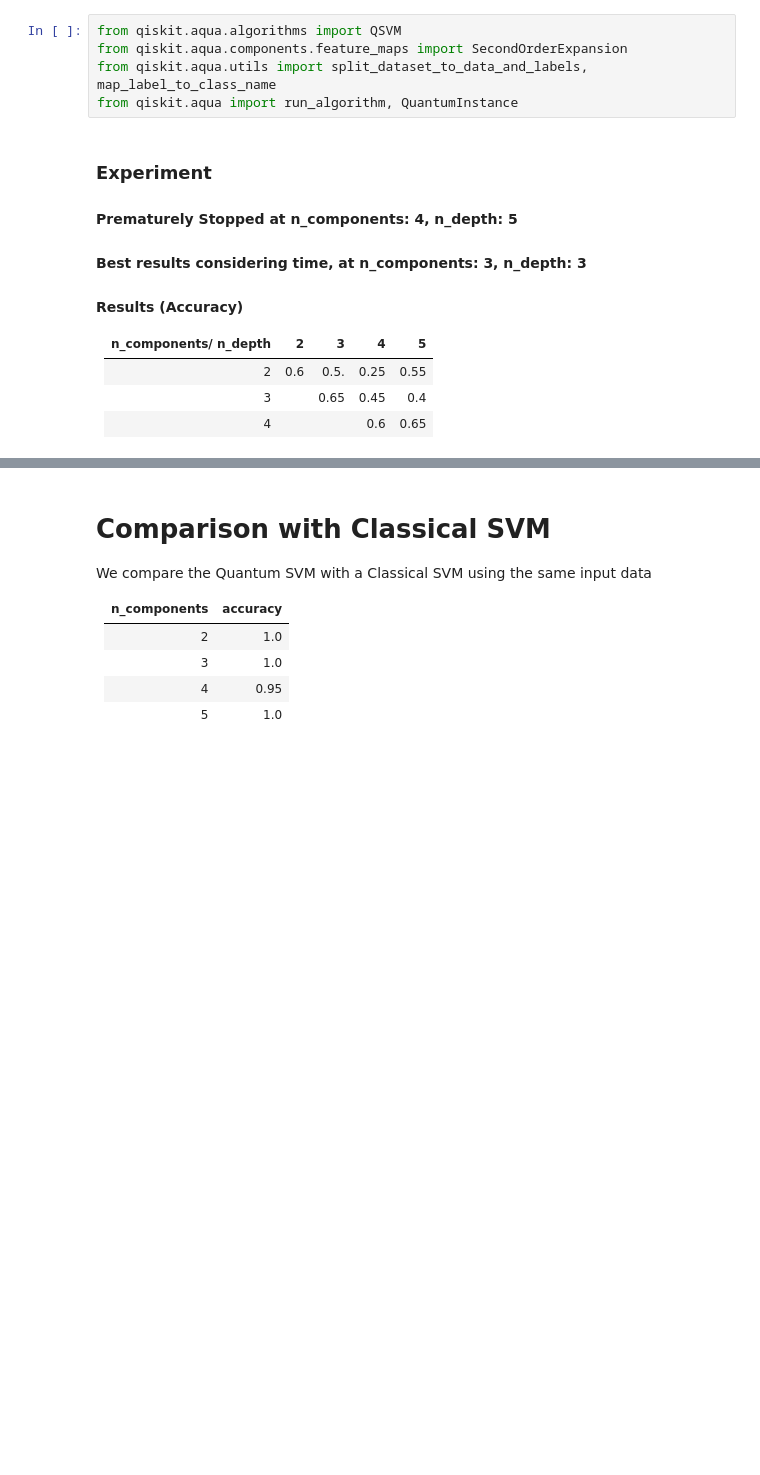
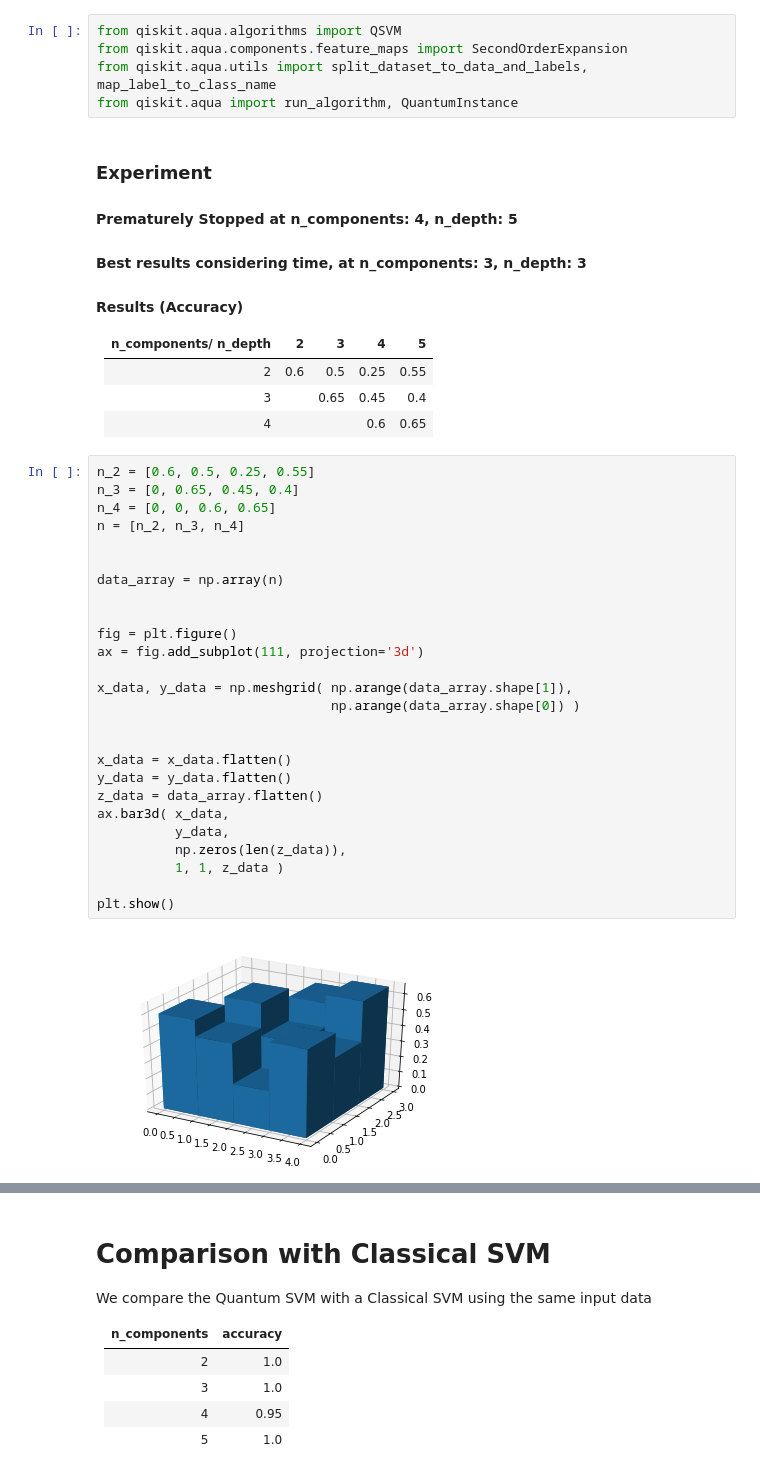
Before and after one commit to JSeam2/qSeeFood, a Jupyter notebook: qSeeFood.ipynb, the cells around one changed output, grey strips where cells are left out. Saved outputs shown, nothing was run; the diff lists cells and outputs as text; blank space fills up the shorter version.

```diff
--- a/qSeeFood.ipynb
+++ b/qSeeFood.ipynb
@@ -269,9 +269,37 @@ from qiskit.aqua import run_algorithm, QuantumInstance
 #### Results (Accuracy)
 | n_components/ n_depth       | 2       | 3     | 4    | 5    |
 | --------------------------- | ------- | ----- |------|------|
-| 2                           | 0.6     | 0.5.  | 0.25 |0.55  |
+| 2                           | 0.6     | 0.5   | 0.25 |0.55  |
 | 3                           |         | 0.65  | 0.45 | 0.4  |
 | 4                           |         |       | 0.6  | 0.65 |
+# %%
+n_2 = [0.6, 0.5, 0.25, 0.55]
+n_3 = [0, 0.65, 0.45, 0.4]
+n_4 = [0, 0, 0.6, 0.65]
+n = [n_2, n_3, n_4]
+
+
+data_array = np.array(n)
+
+
+fig = plt.figure()
+ax = fig.add_subplot(111, projection='3d')
+
+x_data, y_data = np.meshgrid( np.arange(data_array.shape[1]),
+                              np.arange(data_array.shape[0]) )
+
+
+x_data = x_data.flatten()
+y_data = y_data.flatten()
+z_data = data_array.flatten()
+ax.bar3d( x_data,
+          y_data,
+          np.zeros(len(z_data)),
+          1, 1, z_data )
+
+plt.show()
+# %% [output]
+[figure, added]
 # %%
 all_results = {}
 
```
Also changed, not shown: parts of 3 cells of this notebook, 1 other file.
